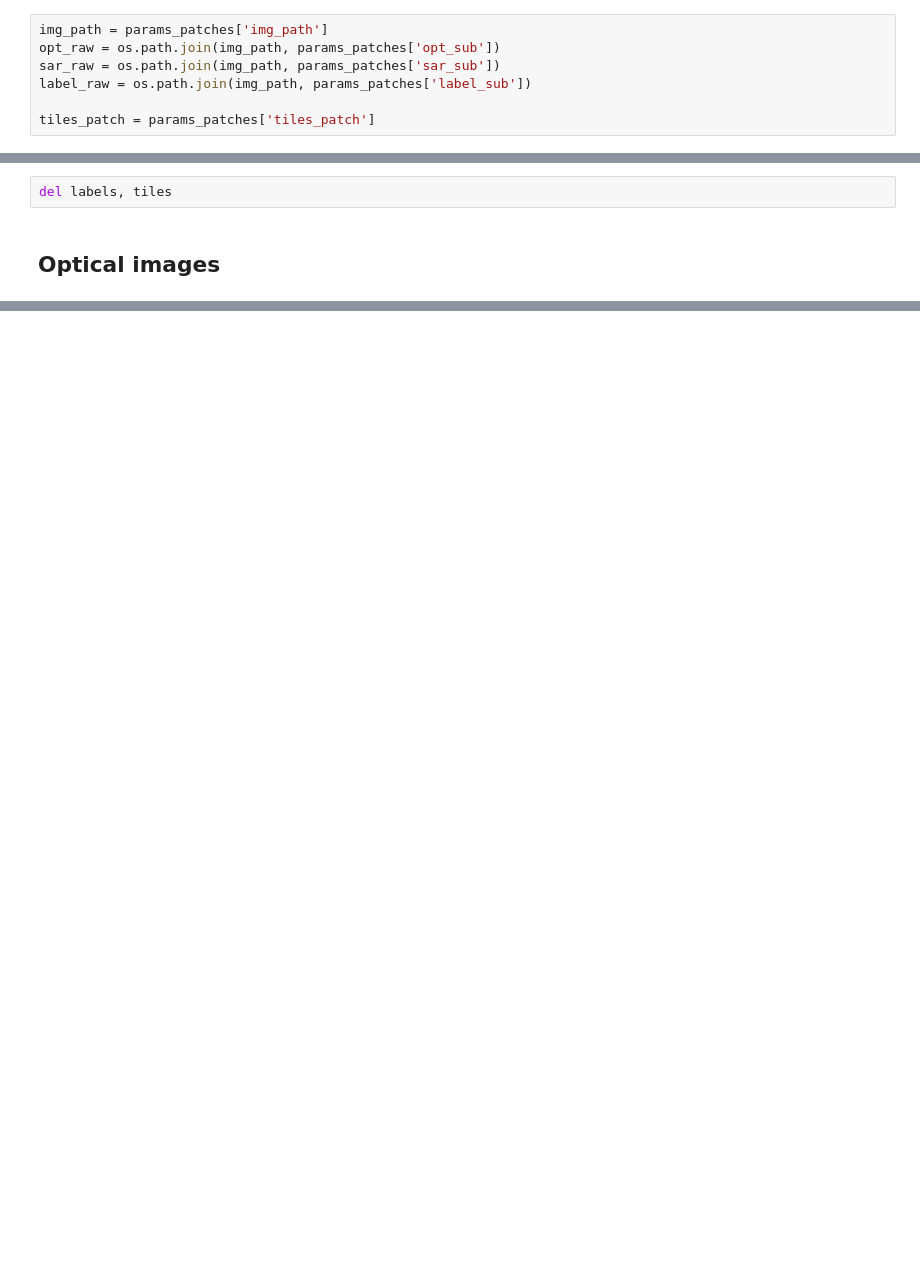
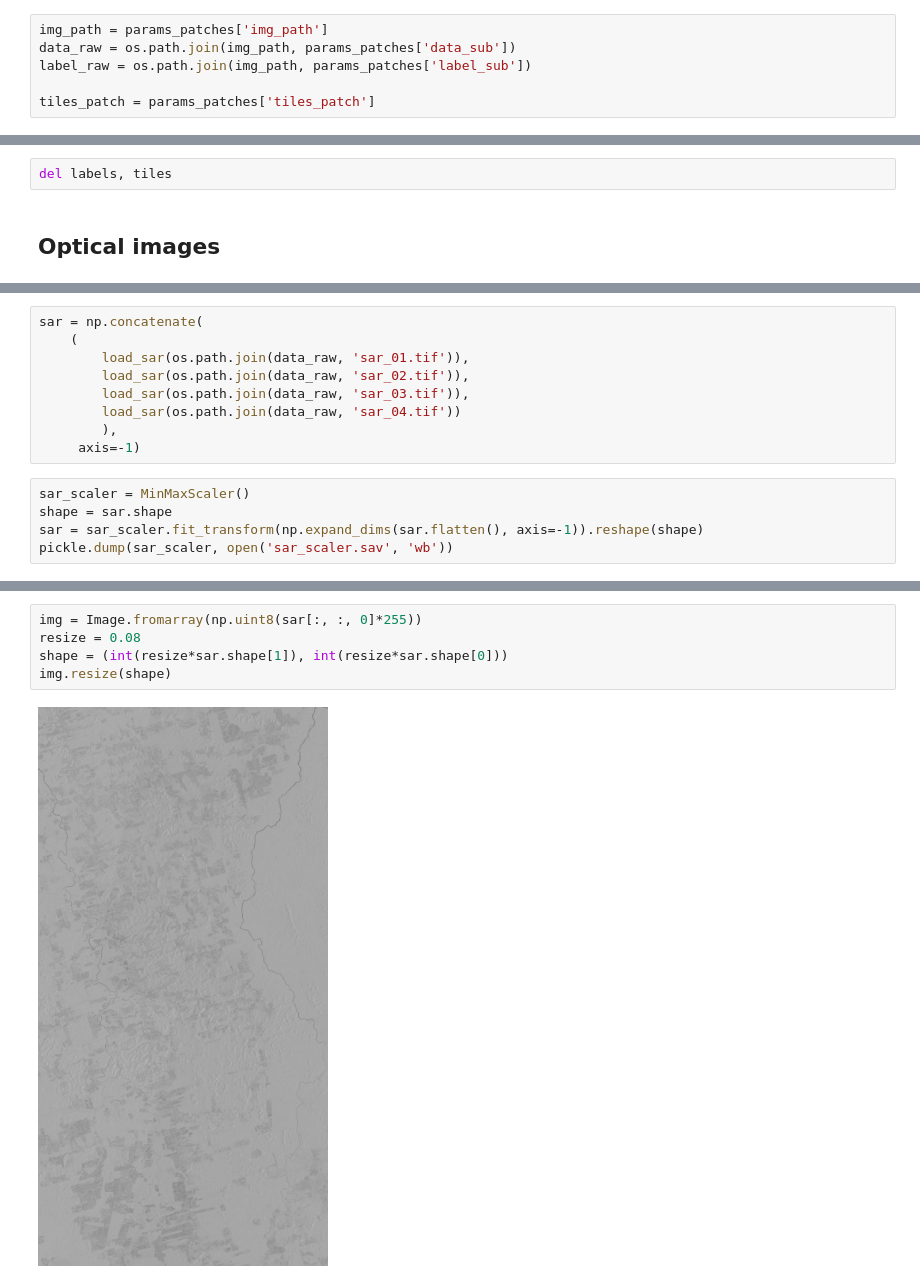
Before and after one commit to felferrari/cross-fusion, a Jupyter notebook: Generate Patches Tiles.ipynb, the cells around one changed output, grey strips where cells are left out. Cells and saved outputs as stored; diff of their text form; blank space fills up the shorter version.

```diff
--- a/Generate Patches Tiles.ipynb
+++ b/Generate Patches Tiles.ipynb
@@ -30,8 +32,7 @@ with open(os.path.join('v1', 'params-download.json')) as param_file:
     params_download = json.load(param_file)
 # %%
 img_path = params_patches['img_path']
-opt_raw = os.path.join(img_path, params_patches['opt_sub'])
-sar_raw = os.path.join(img_path, params_patches['sar_sub'])
+data_raw = os.path.join(img_path, params_patches['data_sub'])
 label_raw = os.path.join(img_path, params_patches['label_sub'])
 
 tiles_patch = params_patches['tiles_patch']
@@ -101,0 +143,14 @@ del labels, tiles
+# %%
+sar = np.concatenate(
+    (
+        load_sar(os.path.join(data_raw, 'sar_01.tif')),
+        load_sar(os.path.join(data_raw, 'sar_02.tif')),
+        load_sar(os.path.join(data_raw, 'sar_03.tif')),
+        load_sar(os.path.join(data_raw, 'sar_04.tif'))
+        ),
+     axis=-1)
+# %%
+sar_scaler = MinMaxScaler()
+shape = sar.shape
+sar = sar_scaler.fit_transform(np.expand_dims(sar.flatten(), axis=-1)).reshape(shape)
+pickle.dump(sar_scaler, open('sar_scaler.sav', 'wb'))
@@ -101,0 +167,7 @@ del labels, tiles
+# %%
+img = Image.fromarray(np.uint8(sar[:, :, 0]*255))
+resize = 0.08
+shape = (int(resize*sar.shape[1]), int(resize*sar.shape[0]))
+img.resize(shape)
+# %% [output]
+[figure, added]
```
Also changed, not shown: parts of 16 cells of this notebook, 4 other files.
